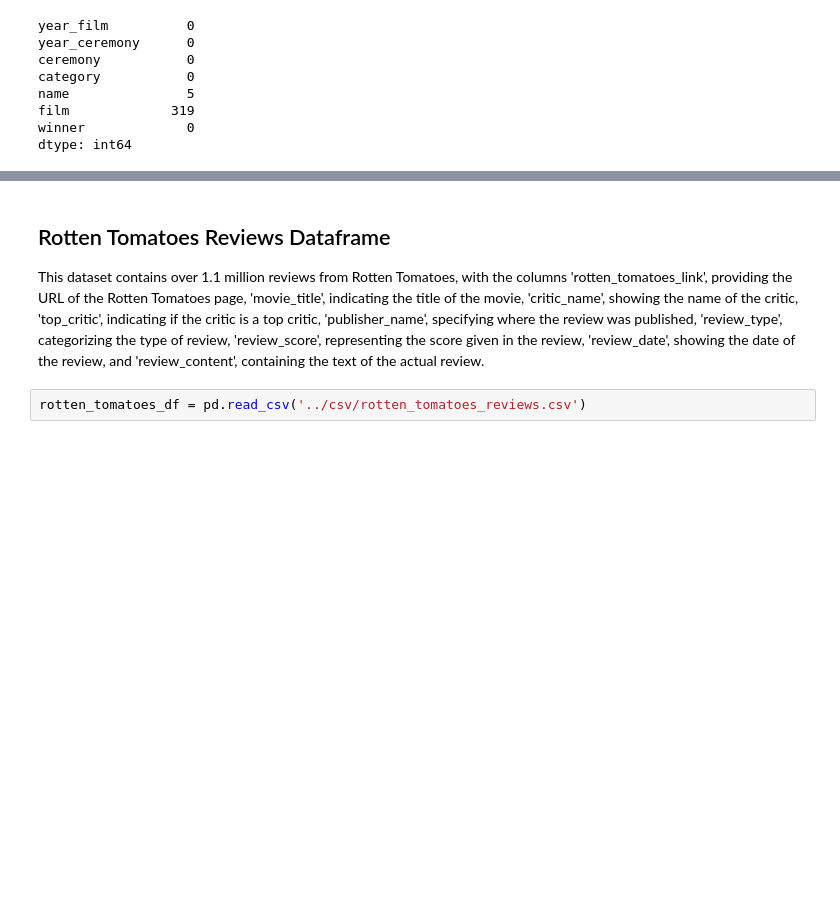
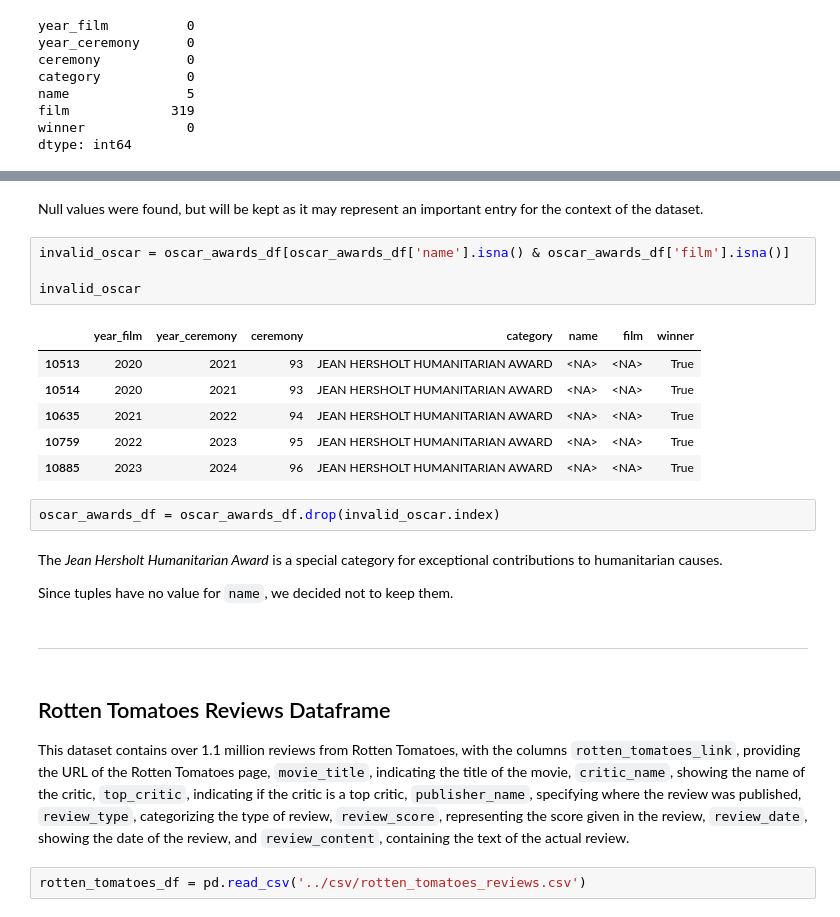
Before and after one commit to Yassek98/IUM-TWEB-Project, a Jupyter notebook: solution/notebooks/explorations/data_exploration.ipynb, the cells around one changed output, grey strips where cells are left out. Saved outputs shown, nothing was run; the diff lists cells and outputs as text; blank space fills up the shorter version.

```diff
--- a/solution/notebooks/explorations/data_exploration.ipynb
+++ b/solution/notebooks/explorations/data_exploration.ipynb
@@ -441,7 +488,28 @@ oscar_awards_df[oscar_awards_df['film'].isnull()]
 319 rows × 7 columns
+# %% [markdown]
+Null values were found, but will be kept as it may represent an important entry for the context of the dataset.
+# %%
+invalid_oscar = oscar_awards_df[oscar_awards_df['name'].isna() & oscar_awards_df['film'].isna()]
+
+invalid_oscar
+# %% [output]
+|  | year_film | year_ceremony | ceremony | category | name | film | winner |
+| 10513 | 2020 | 2021 | 93 | JEAN HERSHOLT HUMANITARIAN AWARD | <NA> | <NA> | True |
+| 10514 | 2020 | 2021 | 93 | JEAN HERSHOLT HUMANITARIAN AWARD | <NA> | <NA> | True |
+| 10635 | 2021 | 2022 | 94 | JEAN HERSHOLT HUMANITARIAN AWARD | <NA> | <NA> | True |
+| 10759 | 2022 | 2023 | 95 | JEAN HERSHOLT HUMANITARIAN AWARD | <NA> | <NA> | True |
+| 10885 | 2023 | 2024 | 96 | JEAN HERSHOLT HUMANITARIAN AWARD | <NA> | <NA> | True |
+# %%
+oscar_awards_df = oscar_awards_df.drop(invalid_oscar.index)
+# %% [markdown]
+The <i>Jean Hersholt Humanitarian Award</i> is a special category for exceptional contributions to humanitarian causes.
+
+Since tuples have no value for <code>name</code>, we decided not to keep them.
+# %% [markdown]
+---
 # %% [markdown]
 ## Rotten Tomatoes Reviews Dataframe
-This dataset contains over 1.1 million reviews from Rotten Tomatoes, with the columns 'rotten_tomatoes_link', providing the URL of the Rotten Tomatoes page, 'movie_title', indicating the title of the movie, 'critic_name', showing the name of the critic, 'top_critic', indicating if the critic is a top critic, 'publisher_name', specifying where the review was published, 'review_type', categorizing the type of review, 'review_score', representing the score given in the review, 'review_date', showing the date of the review, and 'review_content', containing the text of the actual review.
+This dataset contains over 1.1 million reviews from Rotten Tomatoes, with the columns <code>rotten_tomatoes_link</code>, providing the URL of the Rotten Tomatoes page, <code>movie_title</code>, indicating the title of the movie, <code>critic_name</code>, showing the name of the critic, <code>top_critic</code>, indicating if the critic is a top critic, <code>publisher_name</code>, specifying where the review was published, <code>review_type</code>, categorizing the type of review, <code>review_score</code>, representing the score given in the review, <code>review_date</code>, showing the date of the review, and <code>review_content</code>, containing the text of the actual review.
 # %%
 rotten_tomatoes_df = pd.read_csv('../csv/rotten_tomatoes_reviews.csv')
 # %%
```
Also changed, not shown: parts of 84 cells of this notebook.
